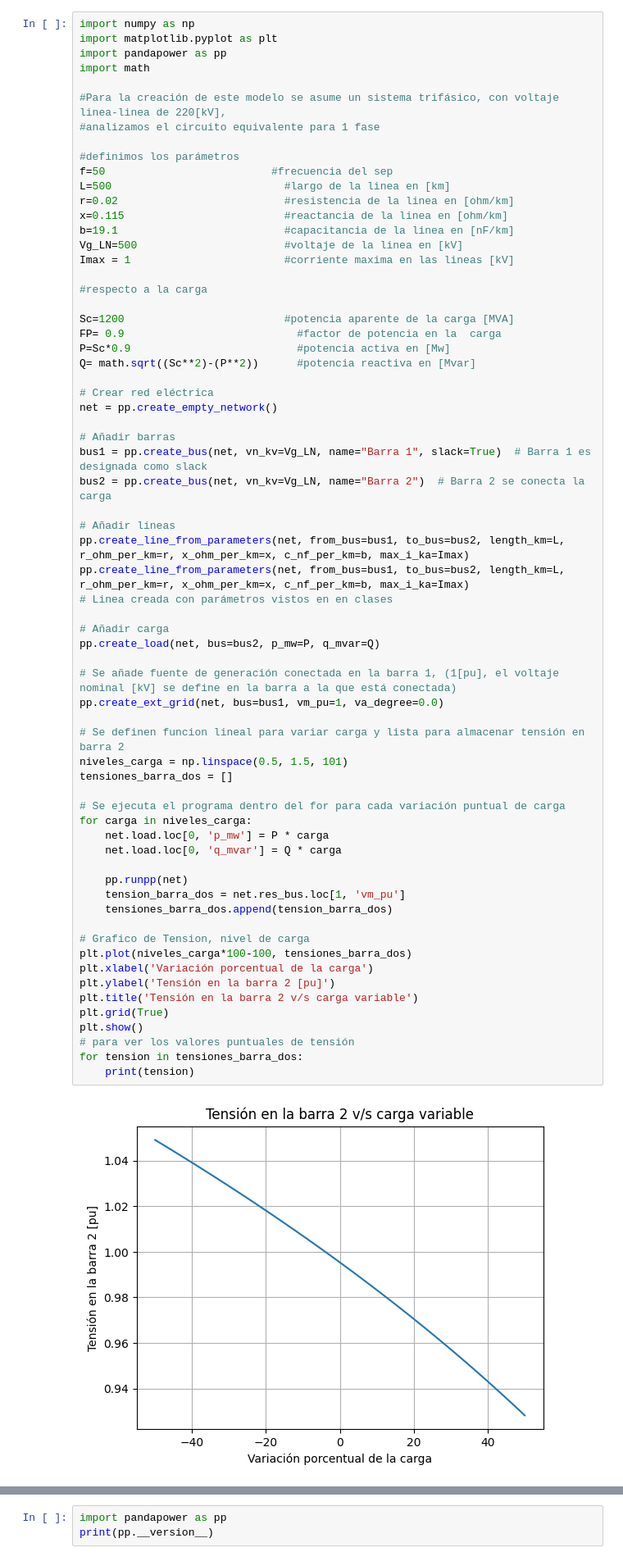
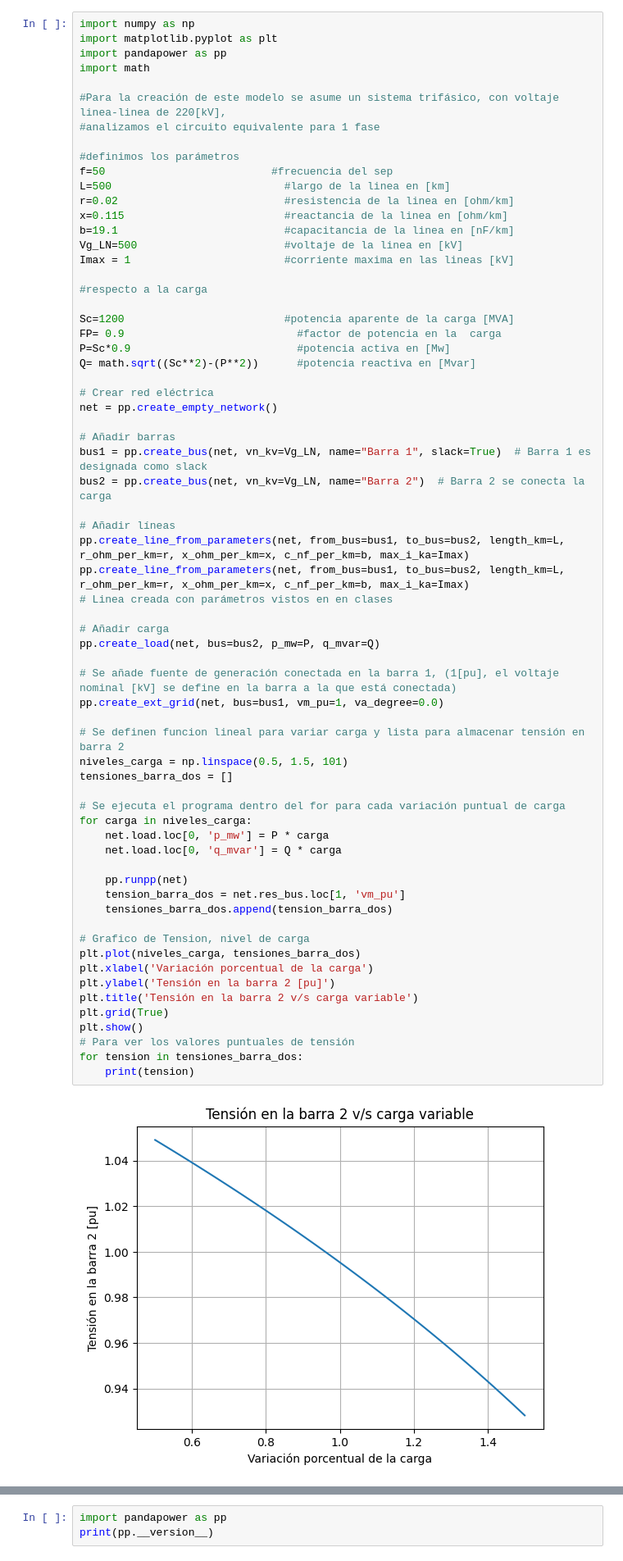
Before and after one commit to Onexz12/6GA_SEP1_S12024, a Jupyter notebook: Tarea1.ipynb, the cells around one changed output, grey strips where cells are left out. Shown: that part at 82% size. Drawn from its saved outputs; the diff is of its cells as text.

```diff
--- a/Tarea1.ipynb
+++ b/Tarea1.ipynb
@@ -56,36 +36,36 @@ pp.create_line_from_parameters(net, from_bus=bus1, to_bus=bus2, length_km=L, r_o
 # Linea creada con parámetros vistos en en clases
 
 # Añadir carga
 pp.create_load(net, bus=bus2, p_mw=P, q_mvar=Q)
 
 # Se añade fuente de generación conectada en la barra 1, (1[pu], el voltaje nominal [kV] se define en la barra a la que está conectada)
 pp.create_ext_grid(net, bus=bus1, vm_pu=1, va_degree=0.0)
 
 # Se definen funcion lineal para variar carga y lista para almacenar tensión en barra 2
 niveles_carga = np.linspace(0.5, 1.5, 101)
 tensiones_barra_dos = []
 
 # Se ejecuta el programa dentro del for para cada variación puntual de carga
 for carga in niveles_carga:
     net.load.loc[0, 'p_mw'] = P * carga
     net.load.loc[0, 'q_mvar'] = Q * carga
 
     pp.runpp(net)
     tension_barra_dos = net.res_bus.loc[1, 'vm_pu']
     tensiones_barra_dos.append(tension_barra_dos)
 
 # Grafico de Tension, nivel de carga
-plt.plot(niveles_carga*100-100, tensiones_barra_dos)
+plt.plot(niveles_carga, tensiones_barra_dos)
 plt.xlabel('Variación porcentual de la carga')
 plt.ylabel('Tensión en la barra 2 [pu]')
 plt.title('Tensión en la barra 2 v/s carga variable')
 plt.grid(True)
 plt.show()
-# para ver los valores puntuales de tensión
+# Para ver los valores puntuales de tensión
 for tension in tensiones_barra_dos:
     print(tension)
 # %% [output]
-[figure, old version]
+[figure, new version]
 1.049076040189605
 1.0480957831355706
 1.0471121445353762
```
Also changed, not shown: parts of 2 cells of this notebook.
